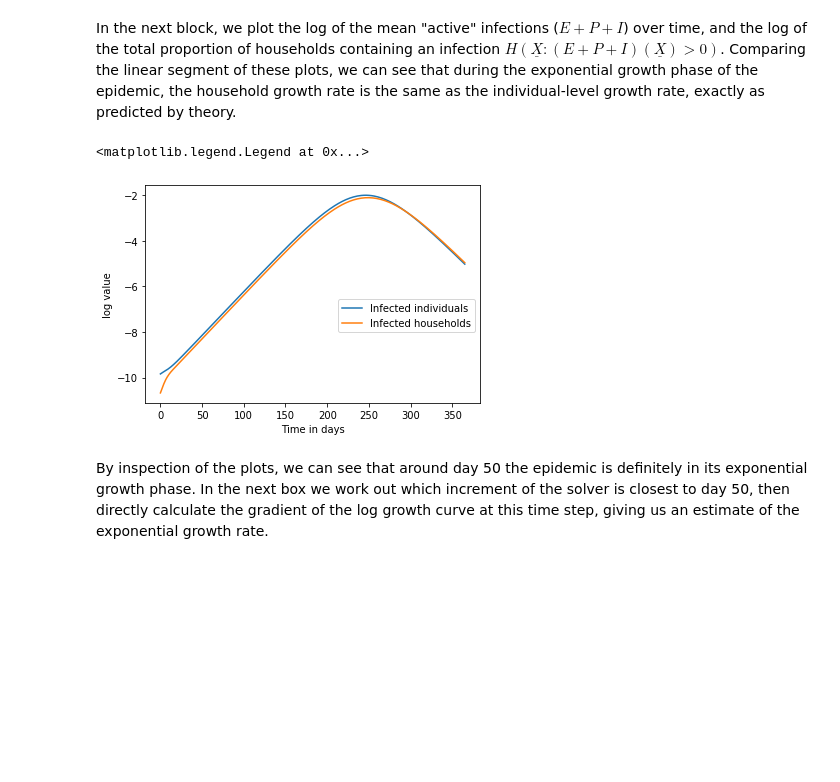
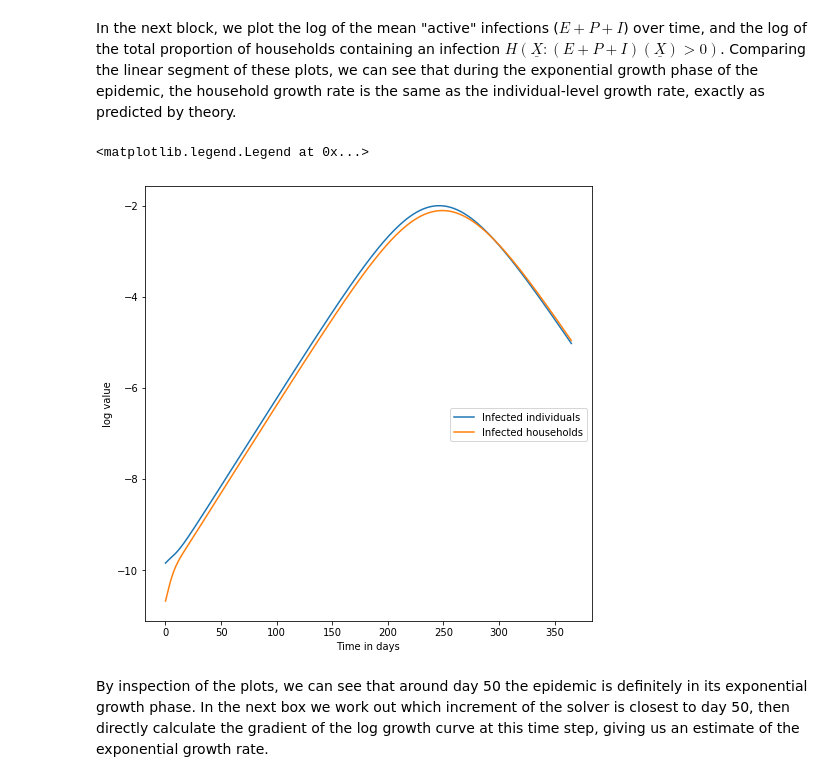
Before and after one commit to JBHilton/covid-19-in-households-public, a Jupyter notebook: tutorials/euler-lotka-estimation.ipynb, the cells around one changed output. Drawn from its saved outputs; the diff is of its cells as text; code cells hidden in the pictures; blank space fills up the shorter version.

```diff
--- a/tutorials/euler-lotka-estimation.ipynb
+++ b/tutorials/euler-lotka-estimation.ipynb
@@ -72,23 +72,23 @@ In the next block, we plot the log of the mean "active" infections ($E+P+I$) ove
 # %%
 data_list = [time_series['S']/model_input.ave_hh_by_class,
     time_series['E']/model_input.ave_hh_by_class,
     time_series['P']/model_input.ave_hh_by_class,
     time_series['I']/model_input.ave_hh_by_class,
     time_series['R']/model_input.ave_hh_by_class]
 
 log_infs = log((data_list[1]+data_list[2]+data_list[3]).sum(axis=1))
 inf_states = where((rhs.states_exp_only + rhs.states_pro_only + rhs.states_inf_only).sum(axis=1)>0)[0]
 
-fig, ax = subplots(1)
+fig, ax = subplots(1, figsize=(8,8))
 
 ax.plot(time, log_infs,label='Infected individuals')
 ax.plot(time, log((H[inf_states]).sum(axis=0)),label='Infected households')
 ax.set_xlabel('Time in days')
 ax.set_ylabel('log value')
 ax.legend(ncol=1, bbox_to_anchor=(1,0.50))
 # %% [output]
 <matplotlib.legend.Legend at 0x...>
-[figure, old version]
+[figure, new version]
 # %% [markdown]
 By inspection of the plots, we can see that around day 50 the epidemic is definitely in its exponential growth phase. In the next box we work out which increment of the solver is closest to day 50, then directly calculate the gradient of the log growth curve at this time step, giving us an estimate of the exponential growth rate.
 # %%
```
Also changed, not shown: parts of 28 cells of this notebook.
